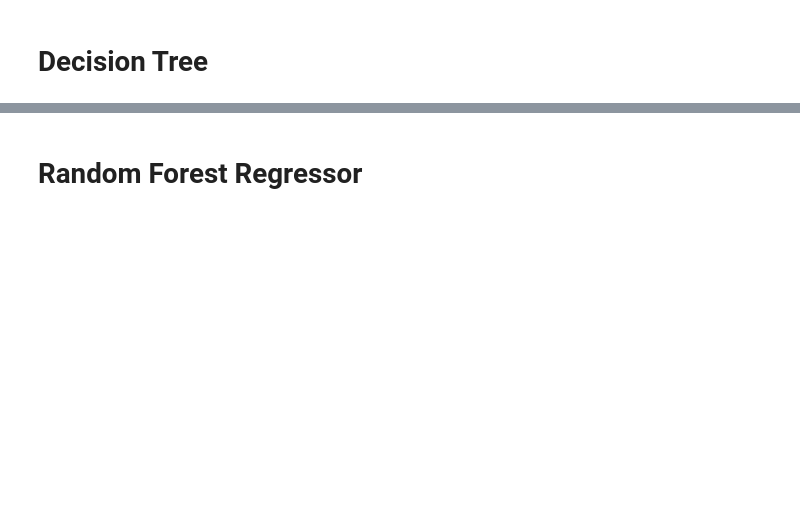
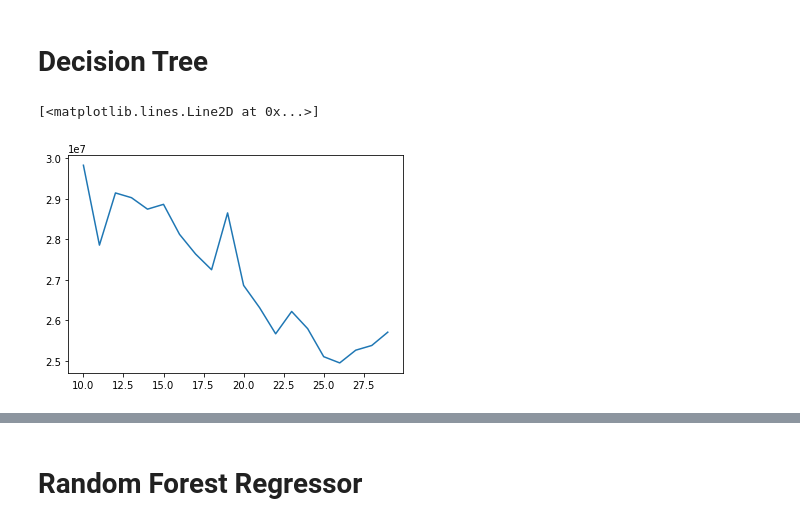
Before and after one commit to salsina/car-price-prediction-main-project-AI-CA3, a Jupyter notebook: Untitled.ipynb, the cells around one changed output, grey strips where cells are left out. Saved outputs shown, nothing was run; the diff lists cells and outputs as text; code cells hidden in the pictures; blank space fills up the shorter version.

```diff
--- a/Untitled.ipynb
+++ b/Untitled.ipynb
@@ -423,2 +486,23 @@ MSE:  443474515785796.94
 # %% [markdown]
 <h1>Decision Tree</h1>
+# %%
+from sklearn.tree import DecisionTreeClassifier
+
+X = train_data.drop('price', axis=1)
+y = train_data['price']
+
+X_train, X_test, y_train, y_test = train_test_split(X, y, test_size=0.20)
+
+rmses = []
+mses = []
+for i in range(10,30):
+    classifier = DecisionTreeClassifier(max_depth = i)
+    classifier.fit(X_train, y_train)
+    pred_i = classifier.predict(X_test)
+    rmses.append(rmse(y_test, pred_i))
+    mses.append(metrics.mean_squared_error(y_test, pred_i))
+# %%
+plt.plot(range(10,30), rmses)
+# %% [output]
+[<matplotlib.lines.Line2D at 0x...>]
+[figure, added]
```
Also changed, not shown: parts of 22 cells of this notebook, 1 other file.
